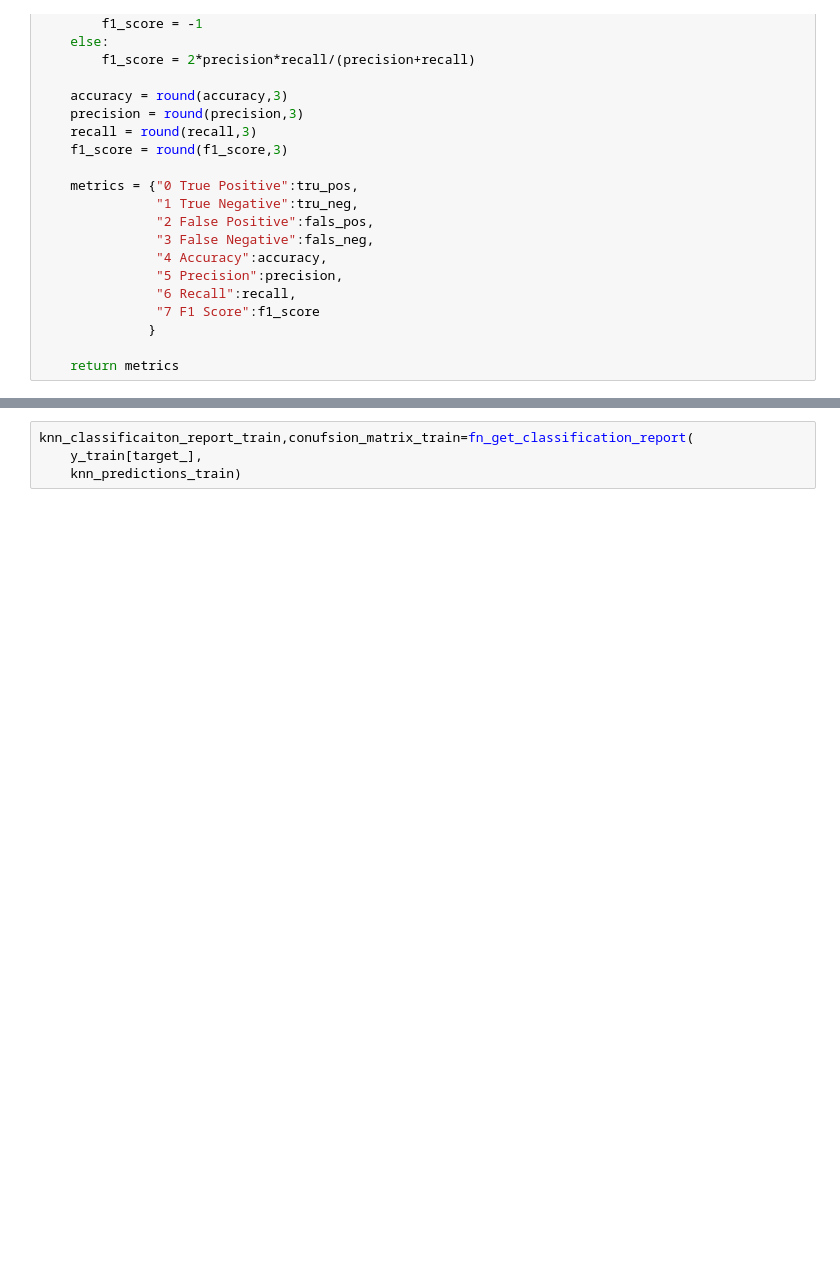
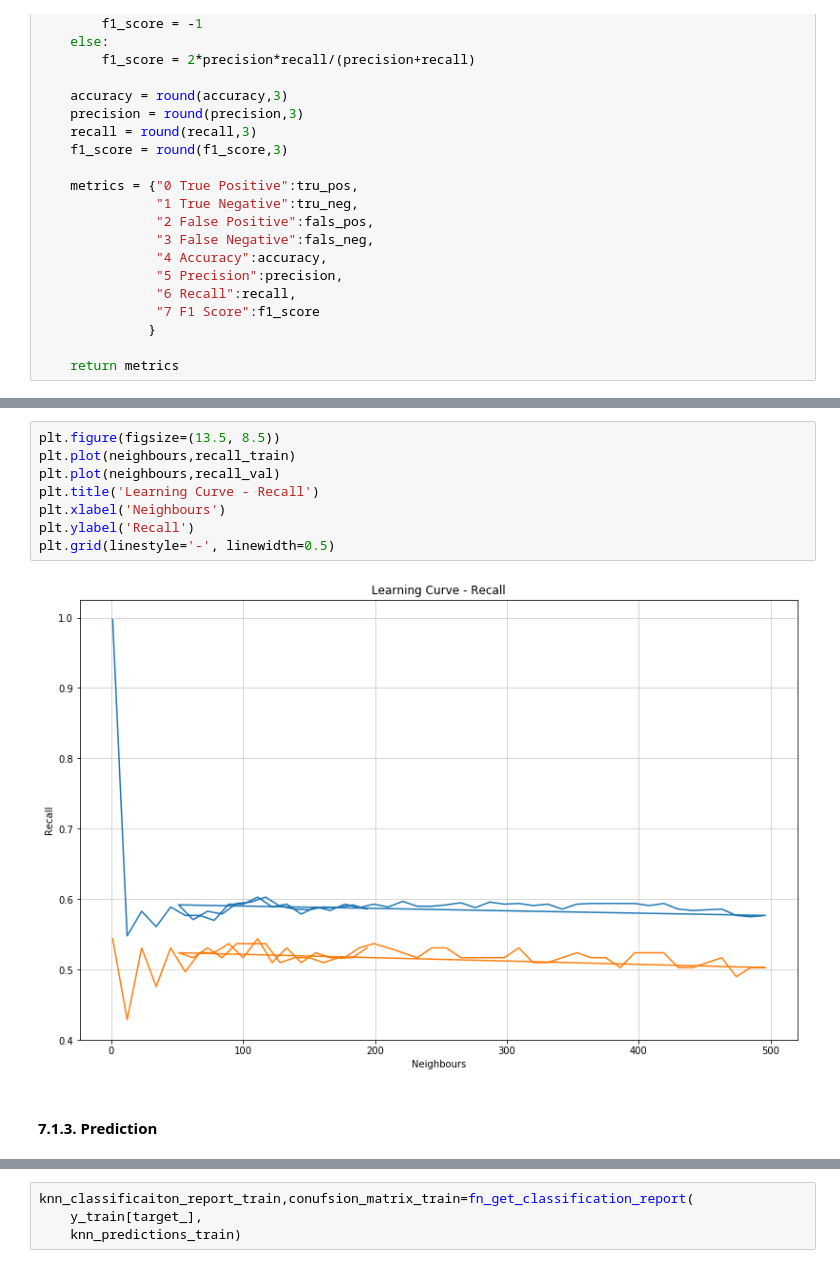
Before and after one commit to sravangereddy/DataScience_, a Jupyter notebook: Models/Telco Customer - KNN.ipynb, the cells around one changed output, grey strips where cells are left out. Saved outputs shown, nothing was run; the diff lists cells and outputs as text; blank space fills up the shorter version.

```diff
--- a/Models/Telco Customer - KNN.ipynb
+++ b/Models/Telco Customer - KNN.ipynb
@@ -490,0 +600,12 @@ def fn_get_metrics(confusion_matrix):
+# %%
+plt.figure(figsize=(13.5, 8.5))
+plt.plot(neighbours,recall_train)
+plt.plot(neighbours,recall_val)
+plt.title('Learning Curve - Recall')
+plt.xlabel('Neighbours')
+plt.ylabel('Recall')
+plt.grid(linestyle='-', linewidth=0.5)
+# %% [output]
+[figure, added]
+# %% [markdown]
+#### 7.1.3. Prediction
```
Also changed, not shown: parts of 36 cells of this notebook, 1 other file.
